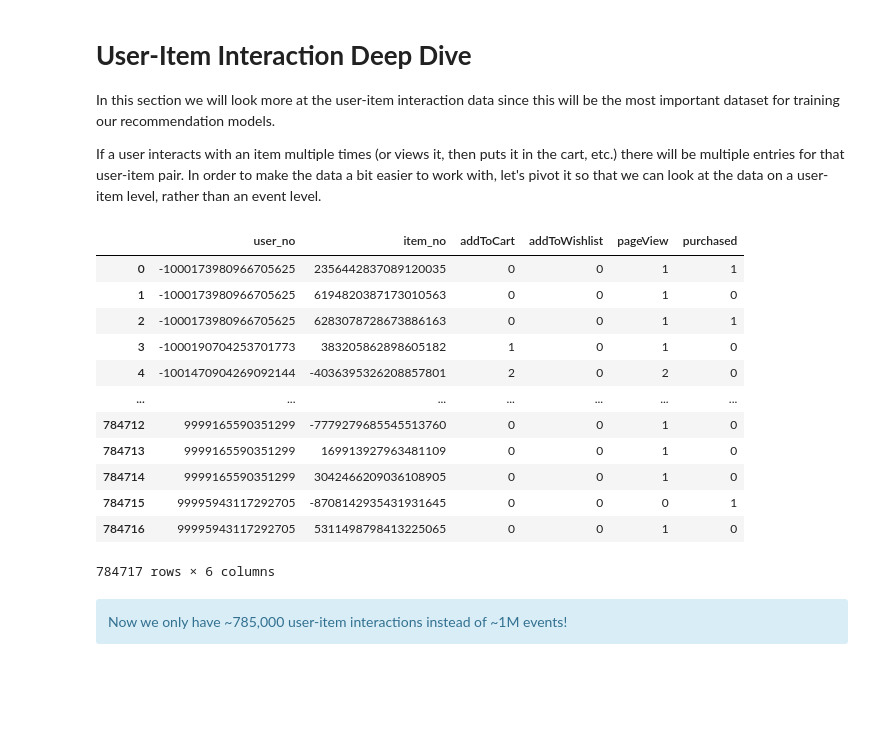
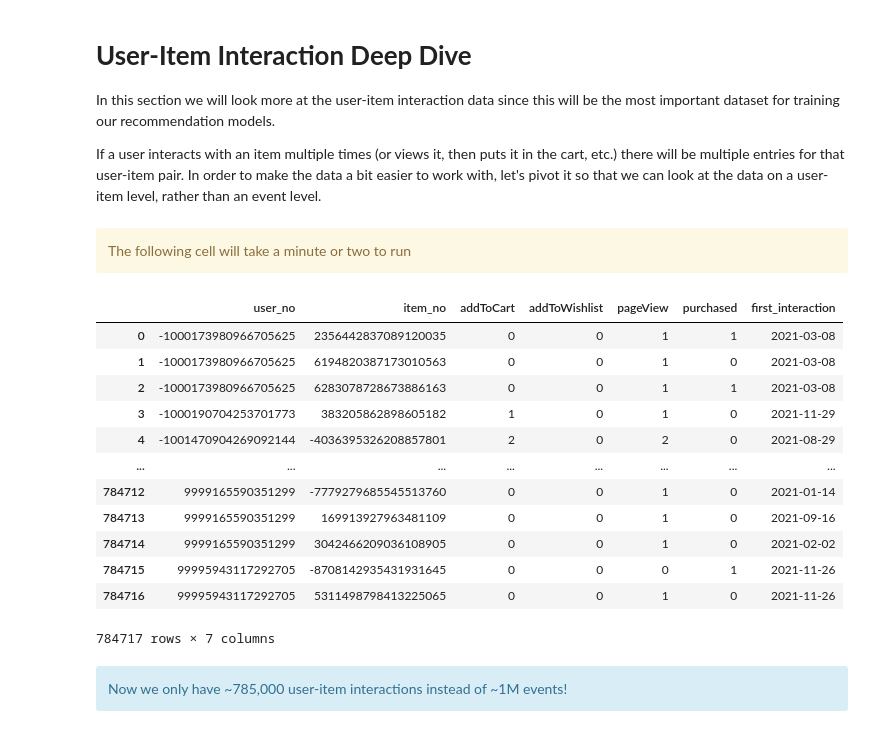
Before and after one commit to msvensson222/tfrs-retail-example, a Jupyter notebook: EDA.ipynb, the cells around one changed output. Saved outputs shown, nothing was run; the diff lists cells and outputs as text; code cells hidden in the pictures; blank space fills up the shorter version.

```diff
--- a/EDA.ipynb
+++ b/EDA.ipynb
@@ -96,5 +97,5 @@ There are ~**25,000** unique customers in the dataset.
 
 This is the event log showing user-item interactions. For a simple matrix-factorization collaborative filtering model, this is the only dataset we would need.
 # %%
-user_item_interaction_df = pd.read_csv('user_item_interactions.csv', dtype={'user_no': str, 'item_no': str})
+user_item_events_df = pd.read_csv('user_item_interactions.csv', dtype={'user_no': str, 'item_no': str})
 # %%
@@ -133,30 +134,38 @@ Finally, we could train two separate models for a two-stage recommendation proce
 In this section we will look more at the user-item interaction data since this will be the most important dataset for training our recommendation models.
 
 If a user interacts with an item multiple times (or views it, then puts it in the cart, etc.) there will be multiple entries for that user-item pair. In order to make the data a bit easier to work with, let's pivot it so that we can look at the data on a user-item level, rather than an event level.
+# %% [markdown]
+<div class="alert alert-block alert-warning">
+The following cell will take a minute or two to run
+</div>
 # %%
-pivoted = pd.pivot_table(user_item_interaction_df,
+pivoted = pd.pivot_table(user_item_events_df,
                          index=['user_no', 'item_no'],
                          columns=['eventtype'],
                          aggfunc='count',
                          fill_value=0).reset_index()
+pivoted.columns = ['user_no', 'item_no', 'addToCart', 'addToWishlist', 'pageView', 'purchased']
 
-pivoted.columns = ['user_no', 'item_no', 'addToCart', 'addToWishlist', 'pageView', 'purchased']
+interaction_dates = user_item_events_df.groupby(['user_no', 'item_no'])['date'].agg(['min']).reset_index()
+interaction_dates.columns = ['user_no', 'item_no', 'first_interaction']
+
+user_item_interactions = pd.merge(pivoted, interaction_dates, on=['user_no', 'item_no'])
 # %%
-display(pivoted)
+display(user_item_interactions)
 # %% [output]
-|  | user_no | item_no | addToCart | addToWishlist | pageView | purchased |
-| 0 | -1000173980966705625 | 2356442837089120035 | 0 | 0 | 1 | 1 |
-| 1 | -1000173980966705625 | 6194820387173010563 | 0 | 0 | 1 | 0 |
-| 2 | -1000173980966705625 | 6283078728673886163 | 0 | 0 | 1 | 1 |
-| 3 | -1000190704253701773 | 383205862898605182 | 1 | 0 | 1 | 0 |
-| 4 | -1001470904269092144 | -4036395326208857801 | 2 | 0 | 2 | 0 |
-| ... | ... | ... | ... | ... | ... | ... |
-| 784712 | 9999165590351299 | -7779279685545513760 | 0 | 0 | 1 | 0 |
-| 784713 | 9999165590351299 | 169913927963481109 | 0 | 0 | 1 | 0 |
-| 784714 | 9999165590351299 | 3042466209036108905 | 0 | 0 | 1 | 0 |
-| 784715 | 99995943117292705 | -8708142935431931645 | 0 | 0 | 0 | 1 |
-| 784716 | 99995943117292705 | 5311498798413225065 | 0 | 0 | 1 | 0 |
+|  | user_no | item_no | addToCart | addToWishlist | pageView | purchased | first_interaction |
+| 0 | -1000173980966705625 | 2356442837089120035 | 0 | 0 | 1 | 1 | 2021-03-08 |
+| 1 | -1000173980966705625 | 6194820387173010563 | 0 | 0 | 1 | 0 | 2021-03-08 |
+| 2 | -1000173980966705625 | 6283078728673886163 | 0 | 0 | 1 | 1 | 2021-03-08 |
+| 3 | -1000190704253701773 | 383205862898605182 | 1 | 0 | 1 | 0 | 2021-11-29 |
+| 4 | -1001470904269092144 | -4036395326208857801 | 2 | 0 | 2 | 0 | 2021-08-29 |
+| ... | ... | ... | ... | ... | ... | ... | ... |
+| 784712 | 9999165590351299 | -7779279685545513760 | 0 | 0 | 1 | 0 | 2021-01-14 |
+| 784713 | 9999165590351299 | 169913927963481109 | 0 | 0 | 1 | 0 | 2021-09-16 |
+| 784714 | 9999165590351299 | 3042466209036108905 | 0 | 0 | 1 | 0 | 2021-02-02 |
+| 784715 | 99995943117292705 | -8708142935431931645 | 0 | 0 | 0 | 1 | 2021-11-26 |
+| 784716 | 99995943117292705 | 5311498798413225065 | 0 | 0 | 1 | 0 | 2021-11-26 |
-784717 rows × 6 columns
+784717 rows × 7 columns
 # %% [markdown]
 <div class="alert alert-block alert-info">
 Now we only have ~785,000 user-item interactions instead of ~1M events!
```
Also changed, not shown: parts of 41 cells of this notebook.
